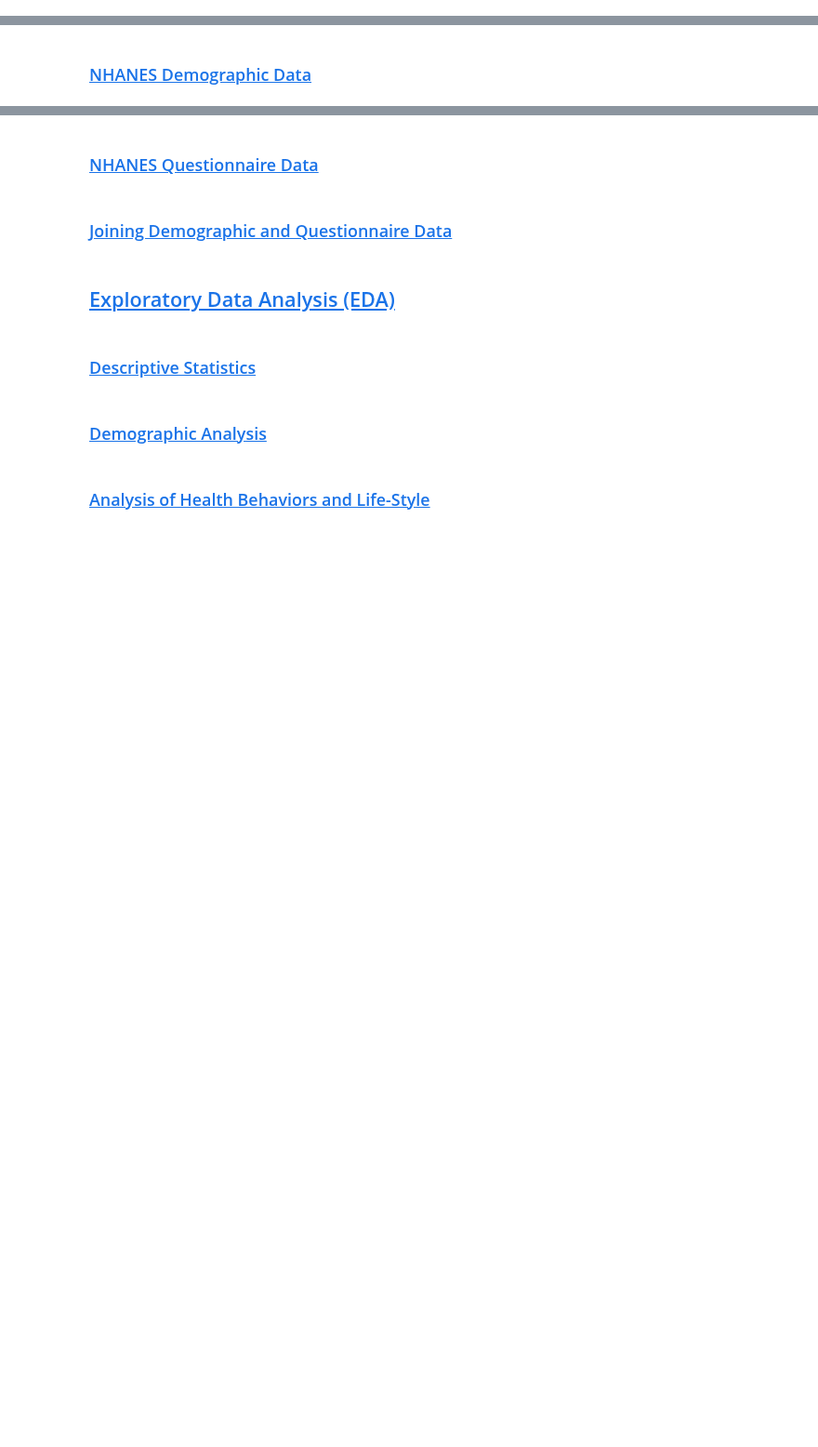
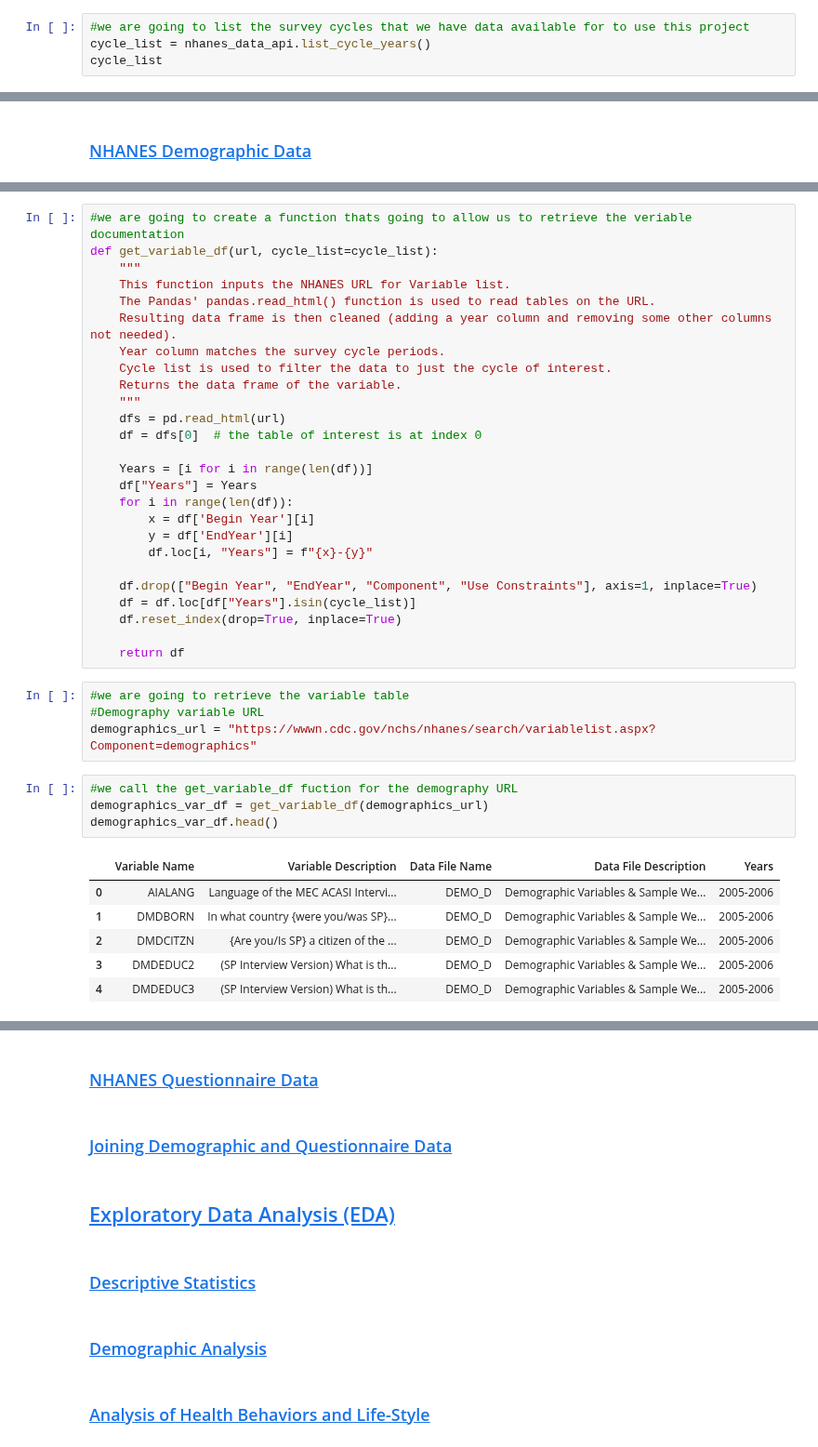
Before and after one commit to kkrusere/NHANES-Data-Visualization-Dashboard-on-Health-Disparities-and-Inequities, a Jupyter notebook: Health-Disparities.ipynb, the cells around one changed output, grey strips where cells are left out. Shown at 93% size. Saved outputs shown, nothing was run; the diff lists cells and outputs as text; blank space fills up the shorter version.

```diff
--- a/Health-Disparities.ipynb
+++ b/Health-Disparities.ipynb
@@ -88,3 +88,7 @@ warnings.filterwarnings('ignore')
 #we are going to create an instance of the NHANES api
 
 nhanes_data_api = NHANESDataAPI()
+# %%
+#we are going to list the survey cycles that we have data available for to use this project
+cycle_list = nhanes_data_api.list_cycle_years()
+cycle_list
@@ -92,0 +177,41 @@ nhanes_data_api = NHANESDataAPI()
+# %%
+#we are going to create a function thats going to allow us to retrieve the veriable documentation
+def get_variable_df(url, cycle_list=cycle_list):
+    """
+    This function inputs the NHANES URL for Variable list.
+    The Pandas' pandas.read_html() function is used to read tables on the URL.
+    Resulting data frame is then cleaned (adding a year column and removing some other columns not needed).
+    Year column matches the survey cycle periods.
+    Cycle list is used to filter the data to just the cycle of interest.
+    Returns the data frame of the variable.
+    """
+    dfs = pd.read_html(url)
+    df = dfs[0]  # the table of interest is at index 0
+
+    Years = [i for i in range(len(df))]
+    df["Years"] = Years
+    for i in range(len(df)):
+        x = df['Begin Year'][i]
+        y = df['EndYear'][i]
+        df.loc[i, "Years"] = f"{x}-{y}"
+
+    df.drop(["Begin Year", "EndYear", "Component", "Use Constraints"], axis=1, inplace=True)
+    df = df.loc[df["Years"].isin(cycle_list)]
+    df.reset_index(drop=True, inplace=True)
+
+    return df
+# %%
+#we are going to retrieve the variable table
+#Demography variable URL
+demographics_url = "https://wwwn.cdc.gov/nchs/nhanes/search/variablelist.aspx?Component=demographics"
+# %%
+#we call the get_variable_df fuction for the demography URL
+demographics_var_df = get_variable_df(demographics_url)
+demographics_var_df.head()
+# %% [output]
+|  | Variable Name | Variable Description | Data File Name | Data File Description | Years |
+| 0 | AIALANG | Language of the MEC ACASI Intervi... | DEMO_D | Demographic Variables & Sample We... | 2005-2006 |
+| 1 | DMDBORN | In what country {were you/was SP}... | DEMO_D | Demographic Variables & Sample We... | 2005-2006 |
+| 2 | DMDCITZN | {Are you/Is SP} a citizen of the ... | DEMO_D | Demographic Variables & Sample We... | 2005-2006 |
+| 3 | DMDEDUC2 | (SP Interview Version) What is th... | DEMO_D | Demographic Variables & Sample We... | 2005-2006 |
+| 4 | DMDEDUC3 | (SP Interview Version) What is th... | DEMO_D | Demographic Variables & Sample We... | 2005-2006 |
```
Also changed, not shown: parts of 22 cells of this notebook, 1 other file.
